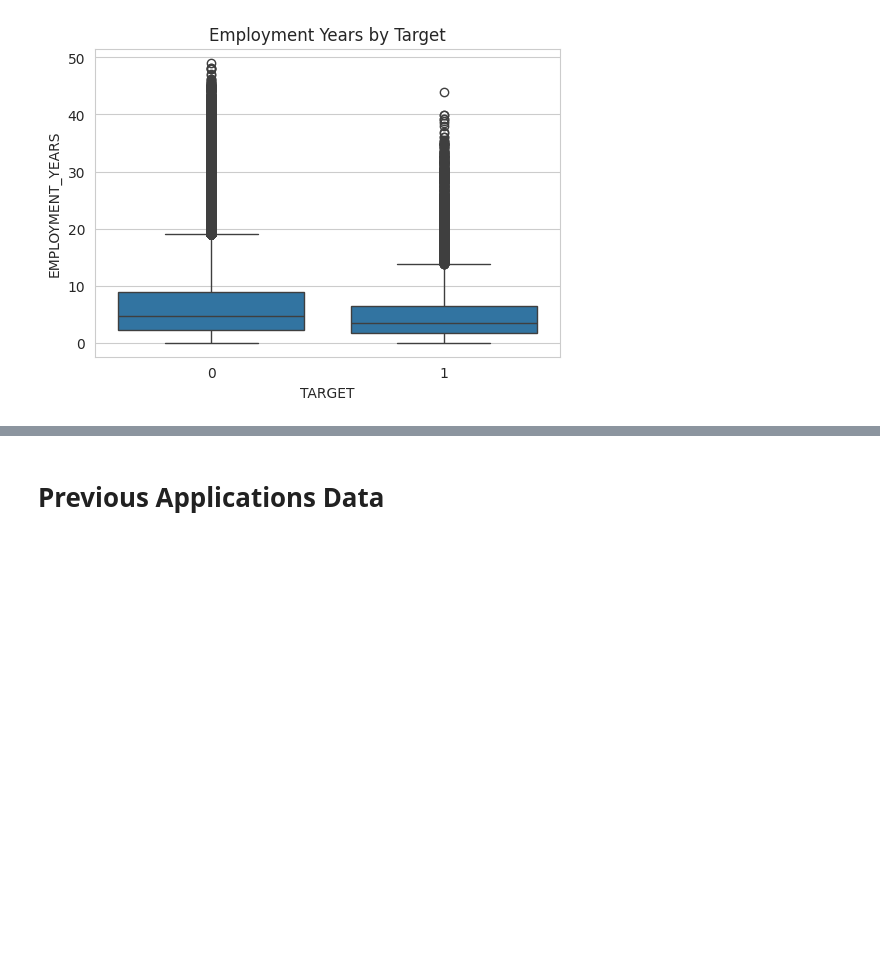
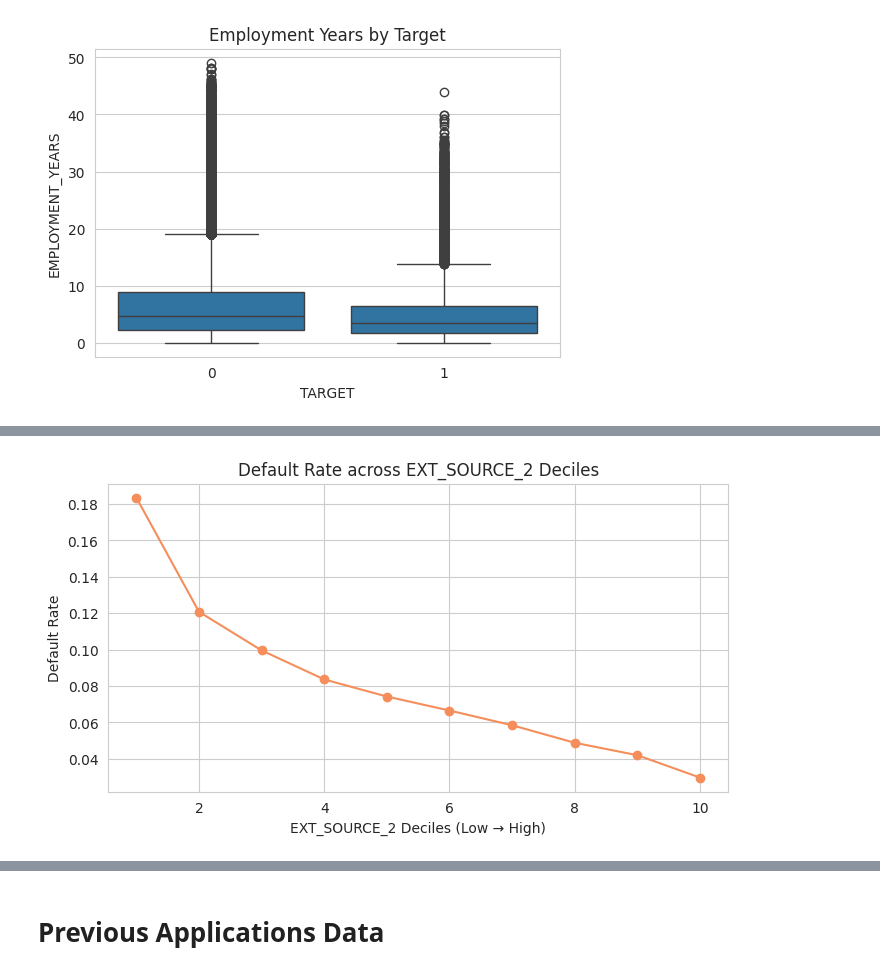
Before and after one commit to A-Knee09/Credit-Risk-Analysis, a Jupyter notebook: Credit_Risk_Analysis.ipynb, the cells around one changed output, grey strips where cells are left out. Drawn from its saved outputs; the diff is of its cells as text; code cells hidden in the pictures; blank space fills up the shorter version.

```diff
--- a/Credit_Risk_Analysis.ipynb
+++ b/Credit_Risk_Analysis.ipynb
@@ -432,0 +464,24 @@ plt.show()
+# %%
+# Bin EXT_SOURCE_2 into deciles
+app_data["EXT2_BIN"] = pd.qcut(app_data["EXT_SOURCE_2"], 10)
+
+ext2_default_rate = (
+    app_data.groupby("EXT2_BIN")["TARGET"]
+    .mean()
+    .reset_index()
+)
+
+plt.figure(figsize=(8,4))
+plt.plot(
+    range(1, 11),
+    ext2_default_rate["TARGET"],
+    marker="o",
+    color = "#f58e5b"
+)
+plt.xlabel("EXT_SOURCE_2 Deciles (Low → High)")
+plt.ylabel("Default Rate")
+plt.title("Default Rate across EXT_SOURCE_2 Deciles")
+plt.savefig("Default rate across extsource")
+plt.show()
+# %% [output]
+[figure, added]
```
Also changed, not shown: parts of 10 cells of this notebook, 1 other file.
